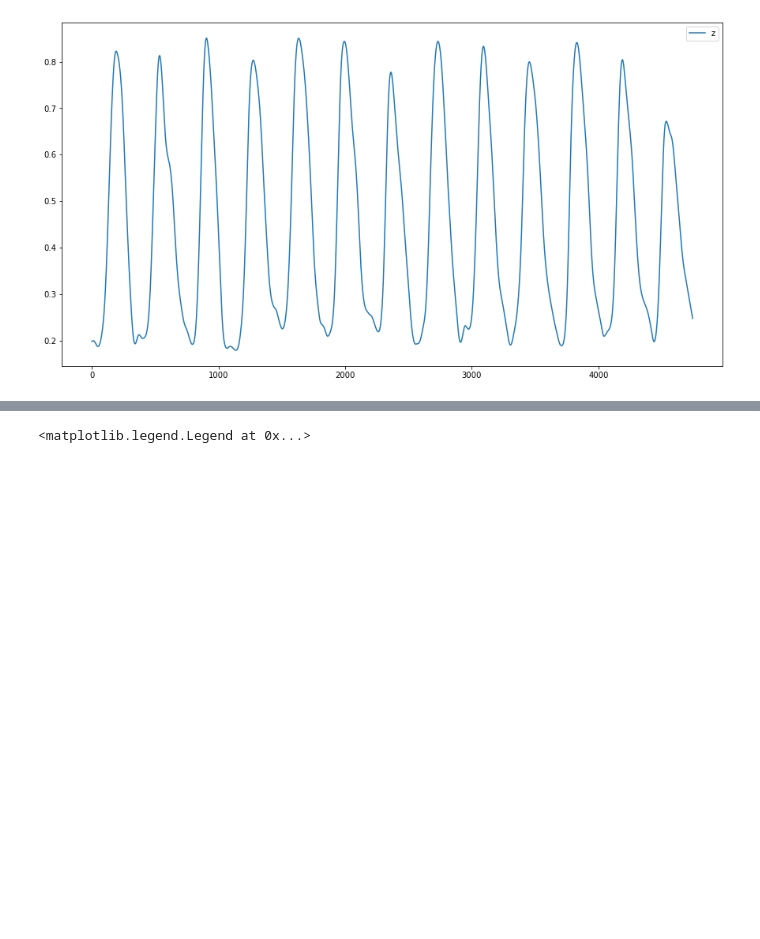
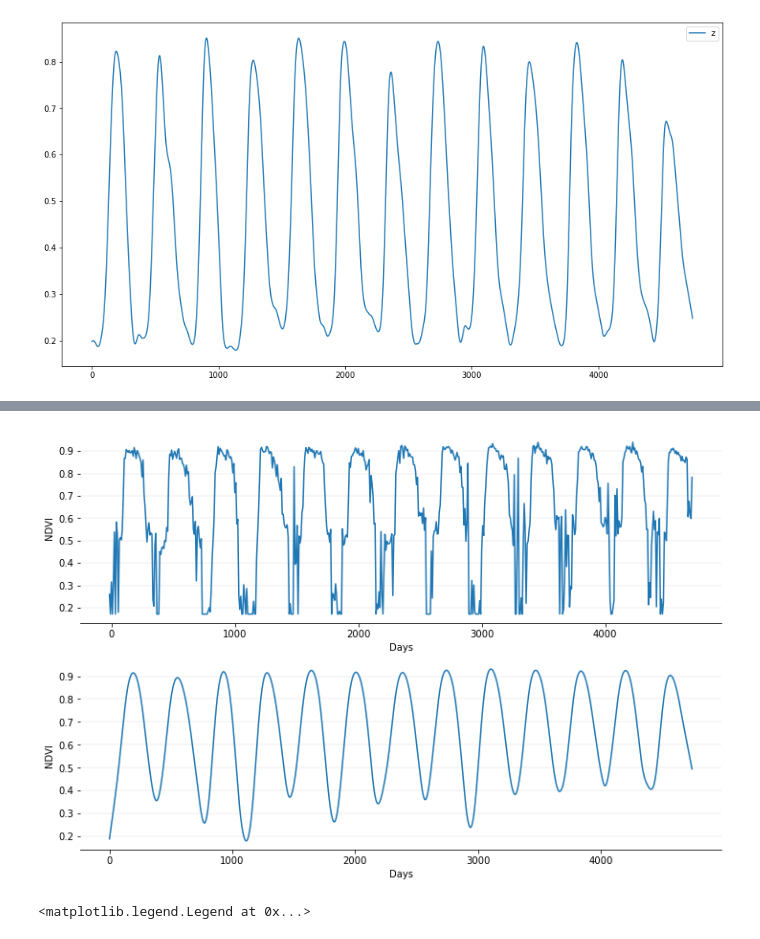
Before and after one commit to satlawa/proj_time_series_analysis, a Jupyter notebook: smothing.ipynb, the cells around one changed output, grey strips where cells are left out. Saved outputs shown, nothing was run; the diff lists cells and outputs as text; code cells hidden in the pictures; blank space fills up the shorter version.

```diff
--- a/smothing.ipynb
+++ b/smothing.ipynb
@@ -274,3 +287,43 @@ ax.legend()
+# %%
+# plot time series of pixel
+fig, ax = plt.subplots(2,1,figsize=(12, 8))
+
+ax[0].plot(whoe_year[whoe_year>-0.3], label='z')
+
+#specify x-axis locations
+x_ticks = [2, 127, 252, 377, 502]
+
+#specify x-axis labels
+x_labels = range(0,4745,1000)
+
+#add x-axis values to plot
+ax[0].set_xticks(ticks=x_ticks, labels=x_labels)
+
+ax[0].set_ylabel('NDVI')
+ax[0].set_xlabel('Days')
+
+# Add major gridlines in the y-axis
+ax[0].grid(color='grey', axis='y', linestyle='-', linewidth=0.25, alpha=0.5)
+
+ax[0].spines["right"].set_visible(False)
+ax[0].spines["top"].set_visible(False)
+ax[0].spines["left"].set_visible(False)
+
+
+ax[1].plot(z, label='z')
+ax[1].set_ylabel('NDVI')
+ax[1].set_xlabel('Days')
+
+# Add major gridlines in the y-axis
+ax[1].grid(color='grey', axis='y', linestyle='-', linewidth=0.25, alpha=0.5)
+
+ax[1].spines["right"].set_visible(False)
+ax[1].spines["top"].set_visible(False)
+ax[1].spines["left"].set_visible(False)
+
+plt.savefig('/home/philipp/Data/modis/graphs/whittaker.png', dpi=300)
+# %% [output]
+[figure, added]
 # %%
 x = 0
 y = 365
```
Also changed, not shown: parts of 5 cells of this notebook.
